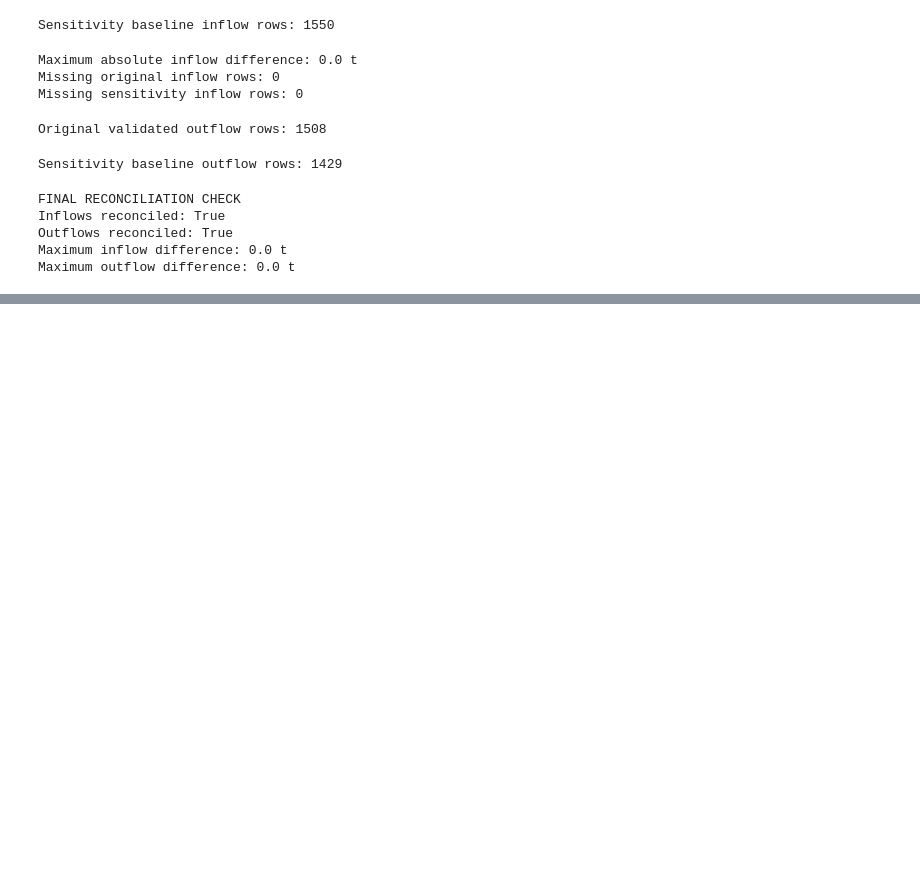
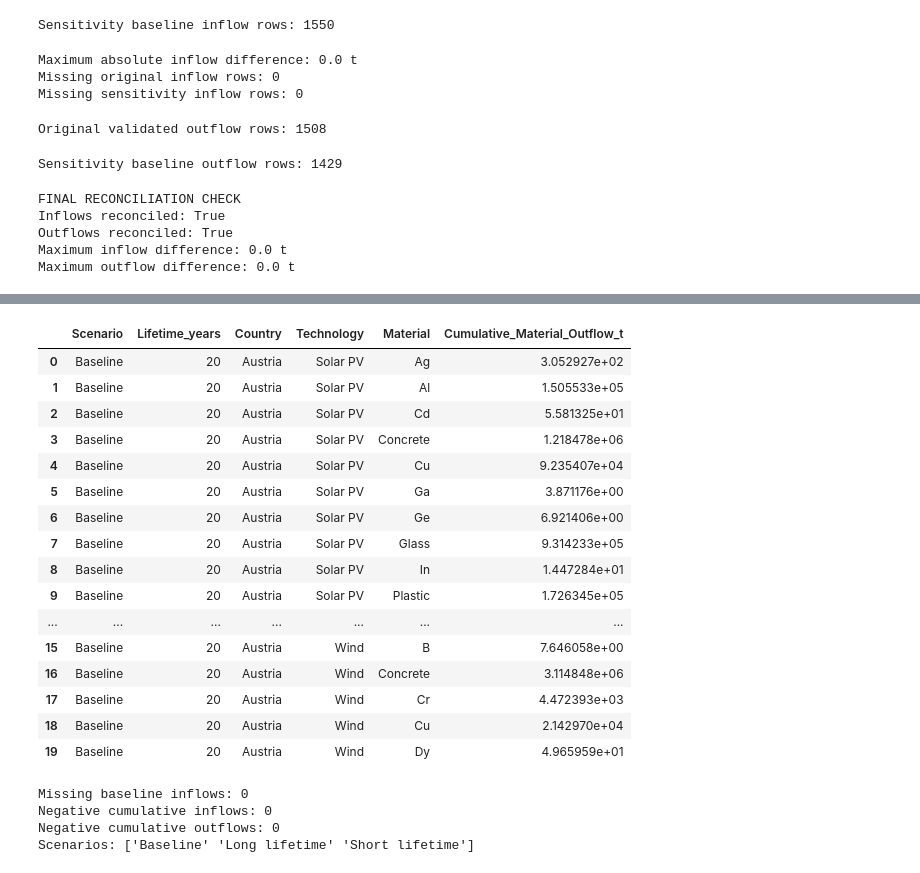
Before and after one commit to Trickwillfrit/MFA, a Jupyter notebook: notebooks/ENV501_Austria_Croatia_MFA.ipynb, the cells around one changed output, grey strips where cells are left out. Drawn from its saved outputs; the diff is of its cells as text; code cells hidden in the pictures; blank space fills up the shorter version.

```diff
--- a/notebooks/ENV501_Austria_Croatia_MFA.ipynb
+++ b/notebooks/ENV501_Austria_Croatia_MFA.ipynb
@@ -13088,0 +13169,42 @@ Maximum outflow difference: 0.0 t
+# %%
+lifetime_cumulative_outflows = (
+    lifetime_material_outflows
+    .groupby(
+        [
+            "Scenario",
+            "Lifetime_years",
+            "Country",
+            "Technology",
+            "Material"
+        ],
+        as_index=False
+    )
+    .agg(
+        Cumulative_Material_Outflow_t=(
+            "Material_Outflow_t",
+            "sum"
+        )
+    )
+)
+
+display(
+    lifetime_cumulative_outflows.head(20)
+)
+# %% [output]
+|  | Scenario | Lifetime_years | Country | Technology | Material | Cumulative_Material_Outflow_t |
+| 0 | Baseline | 20 | Austria | Solar PV | Ag | 3.052927e+02 |
+| 1 | Baseline | 20 | Austria | Solar PV | Al | 1.505533e+05 |
+| 2 | Baseline | 20 | Austria | Solar PV | Cd | 5.581325e+01 |
+| 3 | Baseline | 20 | Austria | Solar PV | Concrete | 1.218478e+06 |
+| 4 | Baseline | 20 | Austria | Solar PV | Cu | 9.235407e+04 |
+| 5 | Baseline | 20 | Austria | Solar PV | Ga | 3.871176e+00 |
+| 6 | Baseline | 20 | Austria | Solar PV | Ge | 6.921406e+00 |
+| 7 | Baseline | 20 | Austria | Solar PV | Glass | 9.314233e+05 |
+| 8 | Baseline | 20 | Austria | Solar PV | In | 1.447284e+01 |
+| 9 | Baseline | 20 | Austria | Solar PV | Plastic | 1.726345e+05 |
+| ... | ... | ... | ... | ... | ... | ... |
+| 15 | Baseline | 20 | Austria | Wind | B | 7.646058e+00 |
+| 16 | Baseline | 20 | Austria | Wind | Concrete | 3.114848e+06 |
+| 17 | Baseline | 20 | Austria | Wind | Cr | 4.472393e+03 |
+| 18 | Baseline | 20 | Austria | Wind | Cu | 2.142970e+04 |
+| 19 | Baseline | 20 | Austria | Wind | Dy | 4.965959e+01 |
@@ -13088,0 +13317,37 @@ Maximum outflow difference: 0.0 t
+# %%
+print(
+    "Missing baseline inflows:",
+    lifetime_material_comparison[
+        "Baseline_Inflow_t"
+    ].isna().sum()
+)
+
+print(
+    "Negative cumulative inflows:",
+    (
+        lifetime_material_comparison[
+            "Cumulative_Material_Inflow_t"
+        ] < 0
+    ).sum()
+)
+
+print(
+    "Negative cumulative outflows:",
+    (
+        lifetime_material_comparison[
+            "Cumulative_Material_Outflow_t"
+        ] < 0
+    ).sum()
+)
+
+print(
+    "Scenarios:",
+    lifetime_material_comparison[
+        "Scenario"
+    ].unique()
+)
+# %% [output]
+Missing baseline inflows: 0
+Negative cumulative inflows: 0
+Negative cumulative outflows: 0
+Scenarios: ['Baseline' 'Long lifetime' 'Short lifetime']
```
Also changed, not shown: parts of 9 cells of this notebook.
